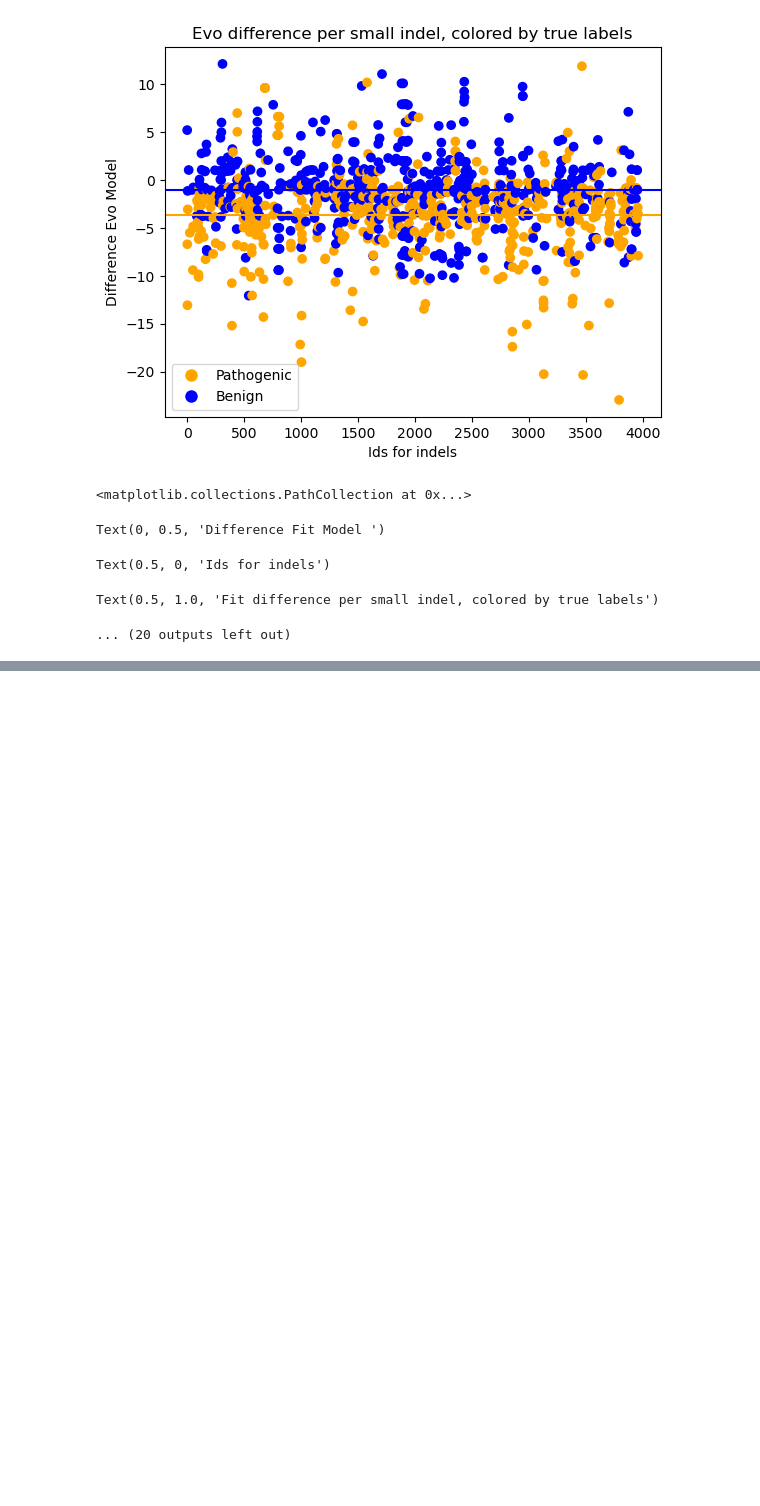
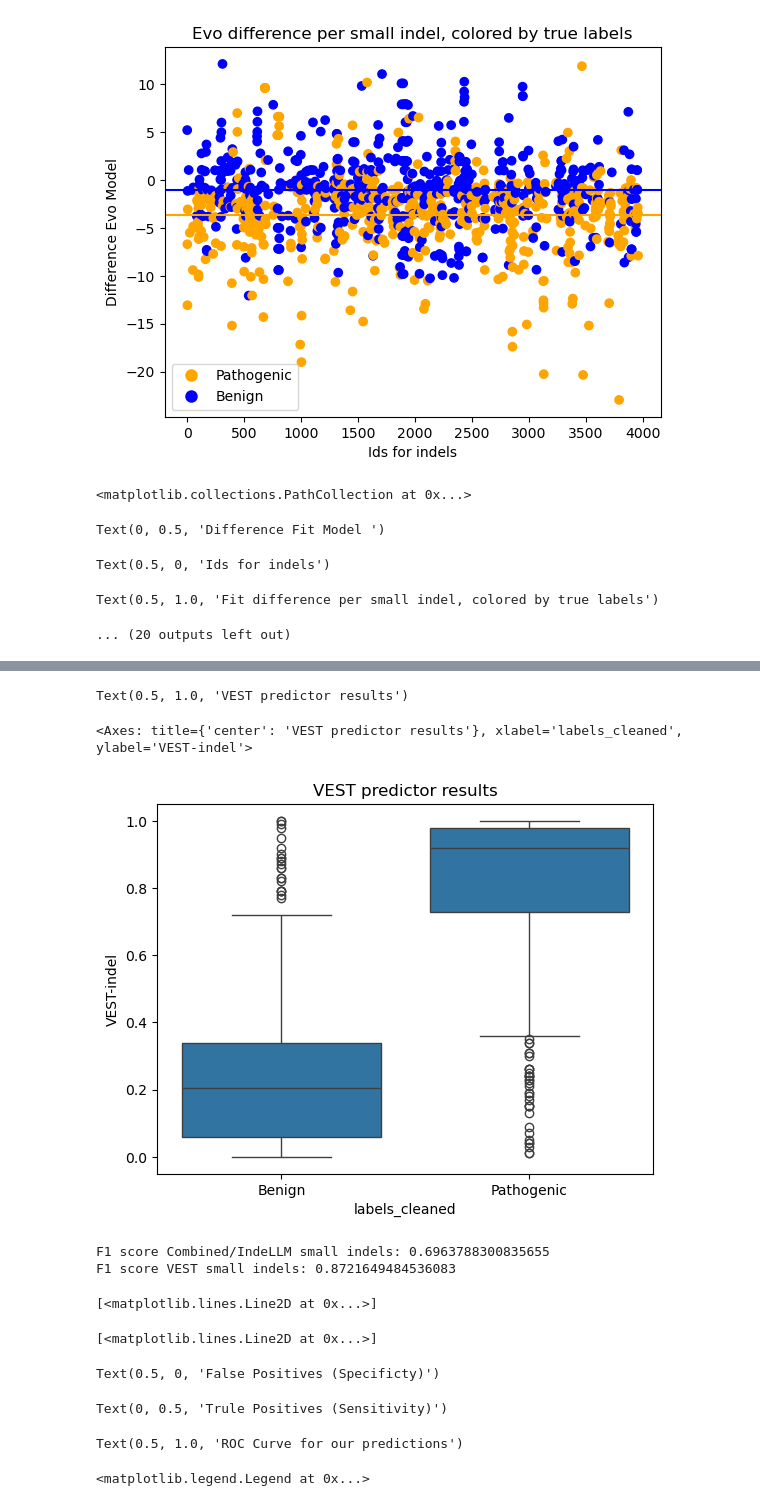
Before and after one commit to OriolGraCar/IndeLLM, a Jupyter notebook: Analysis/Analysis.ipynb, the cells around one changed output, grey strips where cells are left out. Drawn from its saved outputs; the diff is of its cells as text; code cells hidden in the pictures; blank space fills up the shorter version.

```diff
--- a/Analysis/Analysis.ipynb
+++ b/Analysis/Analysis.ipynb
@@ -239,0 +346,13 @@ Text(0.5, 1.0, 'Fit difference per small indel, colored by true labels')
+# %%
+#Compare to the other indel predictors
+
+#Extract the IDs that we kept from the original dataset, and clean up labels
+keptlabels = alldata[alldata['Id_matching'].isin(overall_small['pair_id'])]
+keptlabels['labels_cleaned'] = np.where(keptlabels['Classification'].str.contains('benign', case=False, na=False),
+                                'Benign',
+                                np.where(keptlabels['Classification'].str.contains('pathogenic', case=False, na=False),
+                                         'Pathogenic',
+                                         np.nan))
+
+keptlabels['labels_binary'] = keptlabels.apply(lambda row: 0 if row['labels_cleaned'] == 'Pathogenic' else 1, axis=1)
+truelabels = overall_small['labels_binary'].values
@@ -239,0 +376,38 @@ Text(0.5, 1.0, 'Fit difference per small indel, colored by true labels')
+# %%
+#Some of the columns in VEST contain no prediction, so filer the dataset
+filtered_VEST = keptlabels.dropna(subset=['VEST-indel'])
+pred_VEST = filtered_VEST['VEST-indel'].values
+truelabels_VEST = filtered_VEST['labels_binary'].values
+
+filtered_VEST.describe()
+
+#Boxplot of VEST
+plt.title('VEST predictor results')
+sns.boxplot(x = filtered_VEST['labels_cleaned'], y = filtered_VEST['VEST-indel'])
+plt.show()
+
+#The VEST predicts benig as 0, while pathogenic as 1. So have to change 0 to 1 and 1 to 0
+truelabels_VEST -= 1
+truelabels_VEST = np.abs(truelabels_VEST)
+
+#Calculating FP, TN and thresholds
+fpr_VEST, tpr_VEST, thersholds_VEST = metrics.roc_curve(truelabels_VEST, pred_VEST)
+roc_auc_VEST = round(metrics.auc(fpr_VEST, tpr_VEST), 2)
+
+#Calculating F1 score
+tresh_VEST = thersholds_VEST[np.argmax(tpr_VEST - fpr_VEST)]
+pred_VEST_bin = [1 if x >= tresh_VEST else 0 for x in pred_VEST]
+f1_VEST = f1_score(truelabels_VEST, pred_VEST_bin, average = 'binary')
+
+print("F1 score Combined/IndeLLM small indels:", f1_combined)
+print("F1 score VEST small indels:", f1_VEST)
+
+#Plotting the Evo, Fit and VEST AUC
+plt.plot(fpr_combined, tpr_combined, label = "IndeLLM, AUC = "+str(roc_auc_combined), color = "green")
+plt.plot(fpr_VEST, tpr_VEST, label = "VEST-indel, AUC = "+str(roc_auc_VEST), color = "grey")
+plt.xlabel('False Positives (Specificty)')
+plt.ylabel('Trule Positives (Sensitivity)')
+plt.title("ROC Curve for our predictions")
+plt.legend(loc = 'best')
+plt.show()
+# %% [output]
@@ -239,0 +423,11 @@ Text(0.5, 1.0, 'Fit difference per small indel, colored by true labels')
+Text(0.5, 1.0, 'VEST predictor results')
+<Axes: title={'center': 'VEST predictor results'}, xlabel='labels_cleaned', ylabel='VEST-indel'>
+[figure, added]
+F1 score Combined/IndeLLM small indels: 0.6963788300835655
+F1 score VEST small indels: 0.8721649484536083
+[<matplotlib.lines.Line2D at 0x...>]
+[<matplotlib.lines.Line2D at 0x...>]
+Text(0.5, 0, 'False Positives (Specificty)')
+Text(0, 0.5, 'Trule Positives (Sensitivity)')
+Text(0.5, 1.0, 'ROC Curve for our predictions')
+<matplotlib.legend.Legend at 0x...>
```
Also changed, not shown: parts of 7 cells of this notebook.
